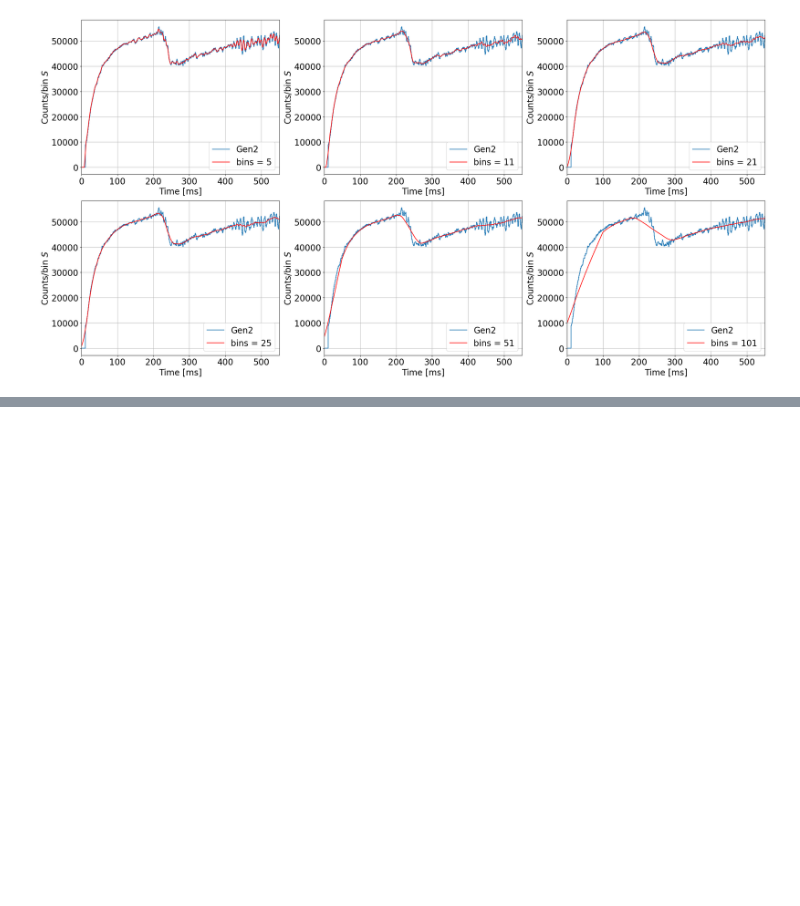
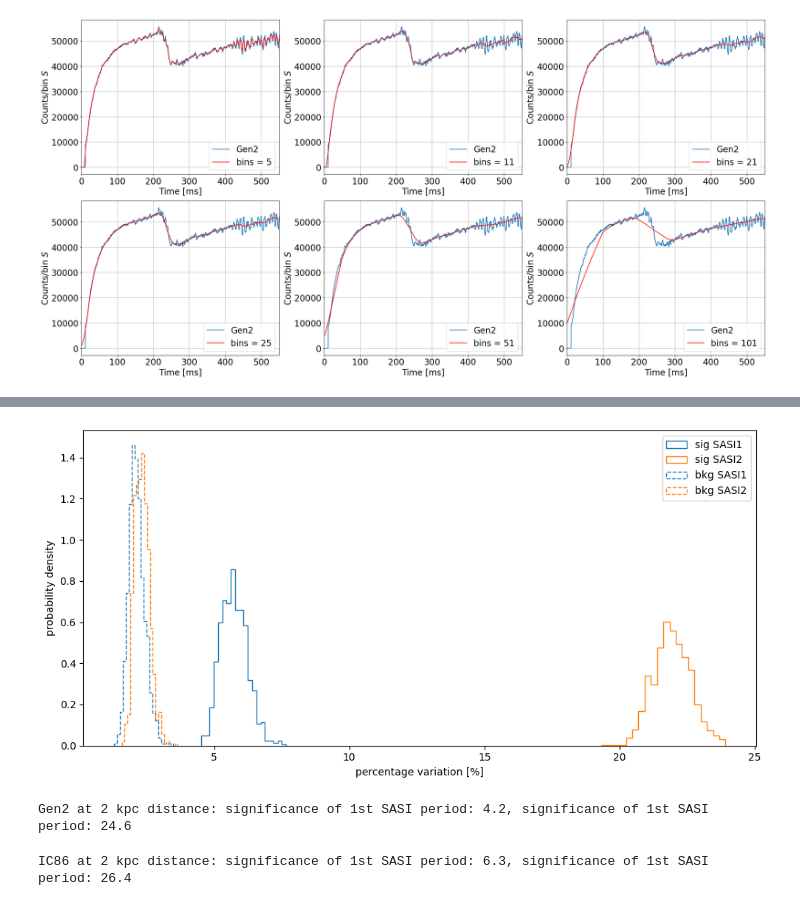
Before and after one commit to icecube/ASTERIA, a Jupyter notebook: docs/my_project/amplitude_analysis.ipynb, the cells around one changed output, grey strips where cells are left out. Saved outputs shown, nothing was run; the diff lists cells and outputs as text; code cells hidden in the pictures; blank space fills up the shorter version.

```diff
--- a/docs/my_project/amplitude_analysis.ipynb
+++ b/docs/my_project/amplitude_analysis.ipynb
@@ -415,0 +529,25 @@ np.sqrt(np.mean(comb_bkg))
+# %%
+fig, ax = plt.subplots(1,1, figsize=(10,5))
+
+ax.hist(A_IC86.T[0]*100, density=True, histtype = 'step', bins = 20, label='sig SASI1', color = 'C0', ls = '-')
+ax.hist(A_IC86.T[1]*100, density=True, histtype = 'step', bins = 20, label='sig SASI2', color = 'C1', ls = '-')
+ax.hist(B_IC86.T[0]*100, density=True, histtype = 'step', bins = 20, label='bkg SASI1', color = 'C0', ls = '--')
+ax.hist(B_IC86.T[1]*100, density=True, histtype = 'step', bins = 20, label='bkg SASI2', color = 'C1', ls = '--')
+ax.legend()
+ax.set_xlabel('percentage variation [%]')
+ax.set_ylabel('probability density')
+plt.tight_layout()
+# %% [output]
+[figure, added]
+# %%
+significance_SASI1_Gen2 = (A_Gen2.T[0].mean()-B_Gen2.T[0].mean())/(np.sqrt(A_Gen2.T[0].std()**2+B_Gen2.T[0].std()**2))
+significance_SASI2_Gen2 = (A_Gen2.T[1].mean()-B_Gen2.T[1].mean())/(np.sqrt(A_Gen2.T[1].std()**2+B_Gen2.T[1].std()**2))
+print('Gen2 at 2 kpc distance: significance of 1st SASI period: {:.1f}, significance of 1st SASI period: {:.1f}'.format(significance_SASI1_Gen2, significance_SASI2_Gen2))
+# %% [output]
+Gen2 at 2 kpc distance: significance of 1st SASI period: 4.2, significance of 1st SASI period: 24.6
+# %%
+significance_SASI1_IC86 = (A_IC86.T[0].mean()-B_IC86.T[0].mean())/(np.sqrt(A_IC86.T[0].std()**2+B_IC86.T[0].std()**2))
+significance_SASI2_IC86 = (A_IC86.T[1].mean()-B_IC86.T[1].mean())/(np.sqrt(A_IC86.T[1].std()**2+B_IC86.T[1].std()**2))
+print('IC86 at 2 kpc distance: significance of 1st SASI period: {:.1f}, significance of 1st SASI period: {:.1f}'.format(significance_SASI1_IC86, significance_SASI2_IC86))
+# %% [output]
+IC86 at 2 kpc distance: significance of 1st SASI period: 6.3, significance of 1st SASI period: 26.4
```
Also changed, not shown: parts of 12 cells of this notebook.
